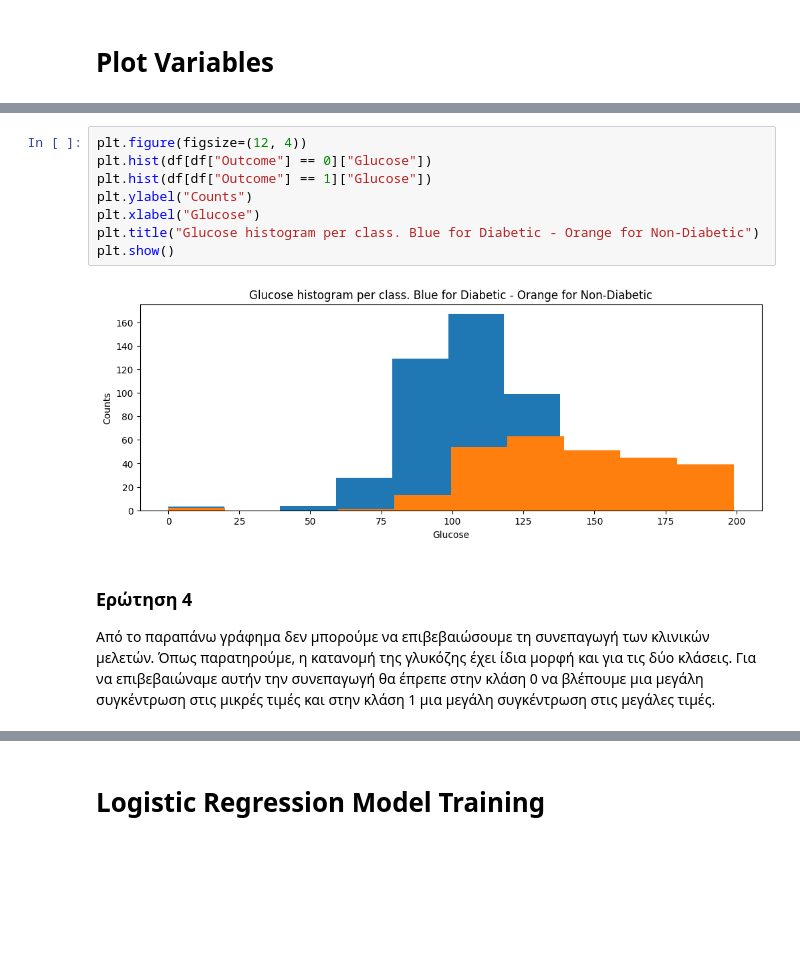
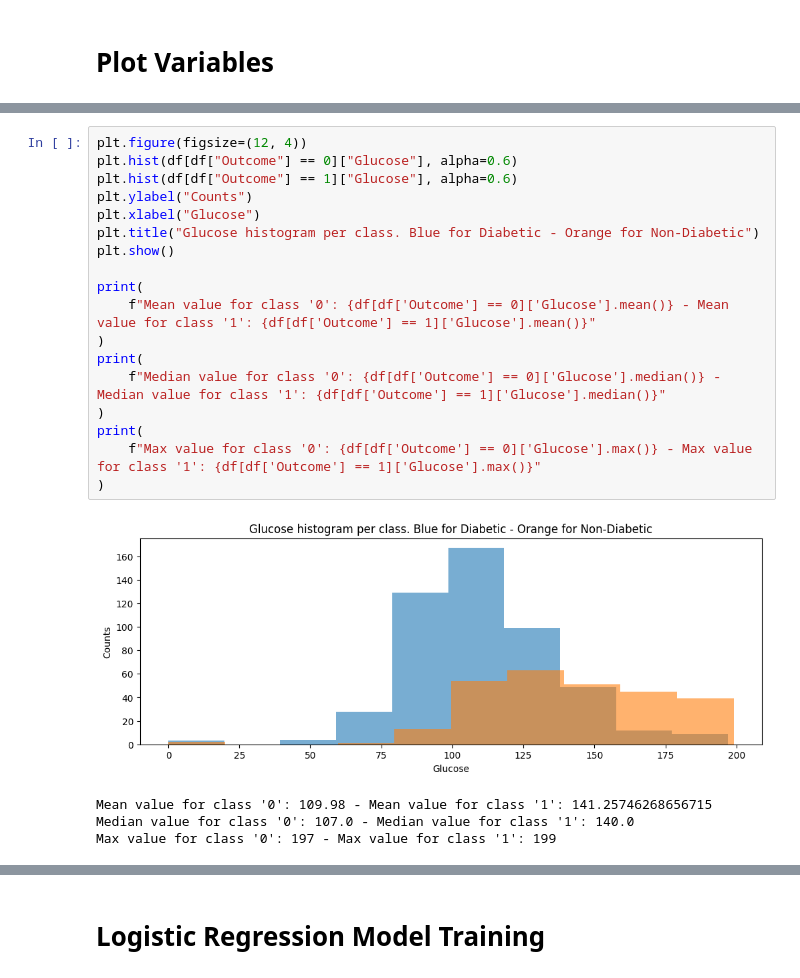
Before and after one commit to vagzikopis/DWS_ML, a Jupyter notebook: Exercise_1/ML Project Template.ipynb, the cells around one changed output, grey strips where cells are left out. Saved outputs shown, nothing was run; the diff lists cells and outputs as text; blank space fills up the shorter version.

```diff
--- a/Exercise_1/ML Project Template.ipynb
+++ b/Exercise_1/ML Project Template.ipynb
@@ -111,14 +114,24 @@ plt.show()
 Όπως αναφέρθηκε και πάνω, το feature Age ακολουθεί μια right skewed κατανομή. Το γεγονός αυτό, δεν μας βοηθάει στη μοντελοποίηση καθώς δείχνει ότι το δείγμα μας δεν είναι αντιπροσωπευτικό αλλά αποτελείται κυρίως απο δεδομένα που αφορούν άτομα νεαρής ηλικίας. Επομένως, το μοντέλο μας θα περιλαμβάνει ενα bias και δεν θα έχει μεγάλη αξιοπιστία στις προβλέψεις για άτομα μεγάλης ηλικίας, αφού δεν είχε αρκετά μεγάλο δείγμα τέτοιων ατόμων για την εκπαίδευσή του.
 # %%
 plt.figure(figsize=(12, 4))
-plt.hist(df[df["Outcome"] == 0]["Glucose"])
-plt.hist(df[df["Outcome"] == 1]["Glucose"])
+plt.hist(df[df["Outcome"] == 0]["Glucose"], alpha=0.6)
+plt.hist(df[df["Outcome"] == 1]["Glucose"], alpha=0.6)
 plt.ylabel("Counts")
 plt.xlabel("Glucose")
 plt.title("Glucose histogram per class. Blue for Diabetic - Orange for Non-Diabetic")
 plt.show()
+
+print(
+    f"Mean value for class '0': {df[df['Outcome'] == 0]['Glucose'].mean()} - Mean value for class '1': {df[df['Outcome'] == 1]['Glucose'].mean()}"
+)
+print(
+    f"Median value for class '0': {df[df['Outcome'] == 0]['Glucose'].median()} - Median value for class '1': {df[df['Outcome'] == 1]['Glucose'].median()}"
+)
+print(
+    f"Max value for class '0': {df[df['Outcome'] == 0]['Glucose'].max()} - Max value for class '1': {df[df['Outcome'] == 1]['Glucose'].max()}"
+)
 # %% [output]
-[figure, old version]
+[figure, new version]
+Mean value for class '0': 109.98 - Mean value for class '1': 141.25746268656715
+Median value for class '0': 107.0 - Median value for class '1': 140.0
+Max value for class '0': 197 - Max value for class '1': 199
-# %% [markdown]
-### Ερώτηση 4
-Από το παραπάνω γράφημα δεν μπορούμε να επιβεβαιώσουμε τη συνεπαγωγή των κλινικών μελετών. Όπως παρατηρούμε, η κατανομή της γλυκόζης έχει ίδια μορφή και για τις δύο κλάσεις. Για να επιβεβαιώναμε αυτήν την συνεπαγωγή θα έπρεπε στην κλάση 0 να βλέπουμε μια μεγάλη συγκέντρωση στις μικρές τιμές και στην κλάση 1 μια μεγάλη συγκέντρωση στις μεγάλες τιμές.
```
Also changed, not shown: parts of 3 cells of this notebook.
